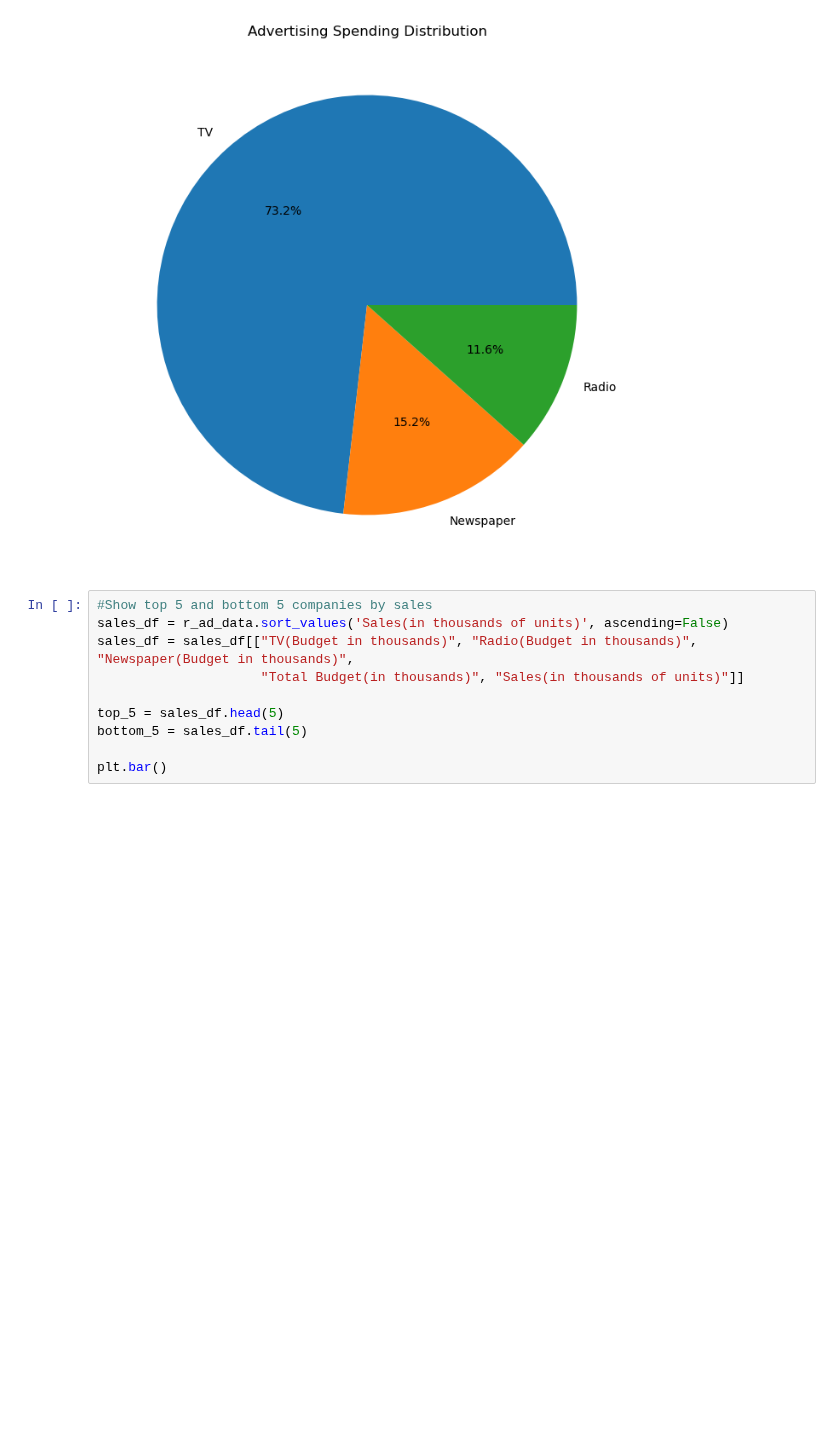
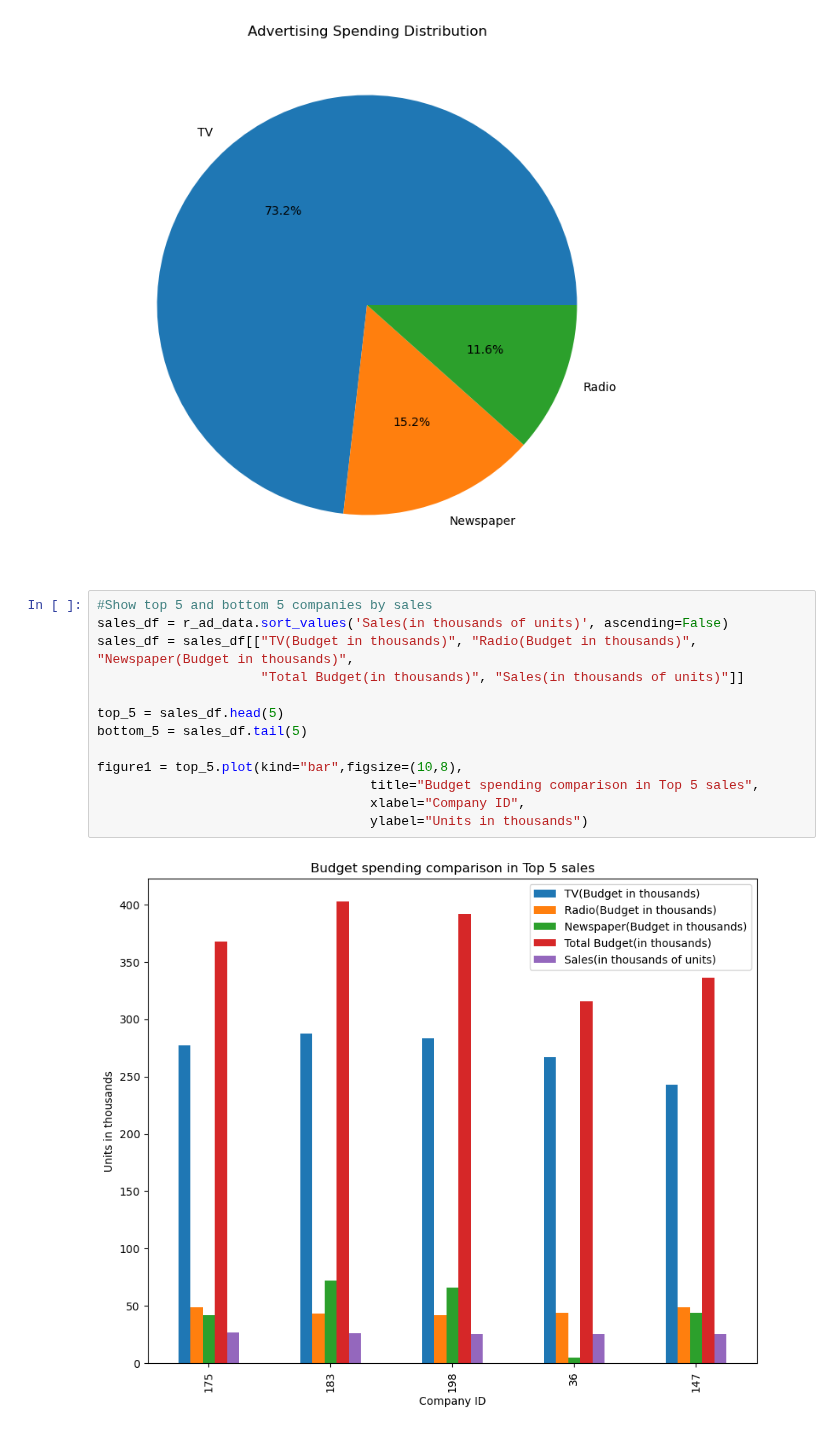
Before and after one commit to ricsalazar810/project-one, a Jupyter notebook: main.ipynb, the cells around one changed output. Drawn from its saved outputs; the diff is of its cells as text; blank space fills up the shorter version.

```diff
--- a/main.ipynb
+++ b/main.ipynb
@@ -247,10 +247,15 @@ Text(0.5, 1.0, 'Advertising Spending Distribution')
 # %%
 #Show top 5 and bottom 5 companies by sales
 sales_df = r_ad_data.sort_values('Sales(in thousands of units)', ascending=False)
 sales_df = sales_df[["TV(Budget in thousands)", "Radio(Budget in thousands)", "Newspaper(Budget in thousands)",
                      "Total Budget(in thousands)", "Sales(in thousands of units)"]]
 
 top_5 = sales_df.head(5)
 bottom_5 = sales_df.tail(5)
 
-plt.bar()
+figure1 = top_5.plot(kind="bar",figsize=(10,8),
+                                   title="Budget spending comparison in Top 5 sales",
+                                   xlabel="Company ID",
+                                   ylabel="Units in thousands")
+# %% [output]
+[figure, added]
```
Also changed, not shown: parts of 1 cell of this notebook.
